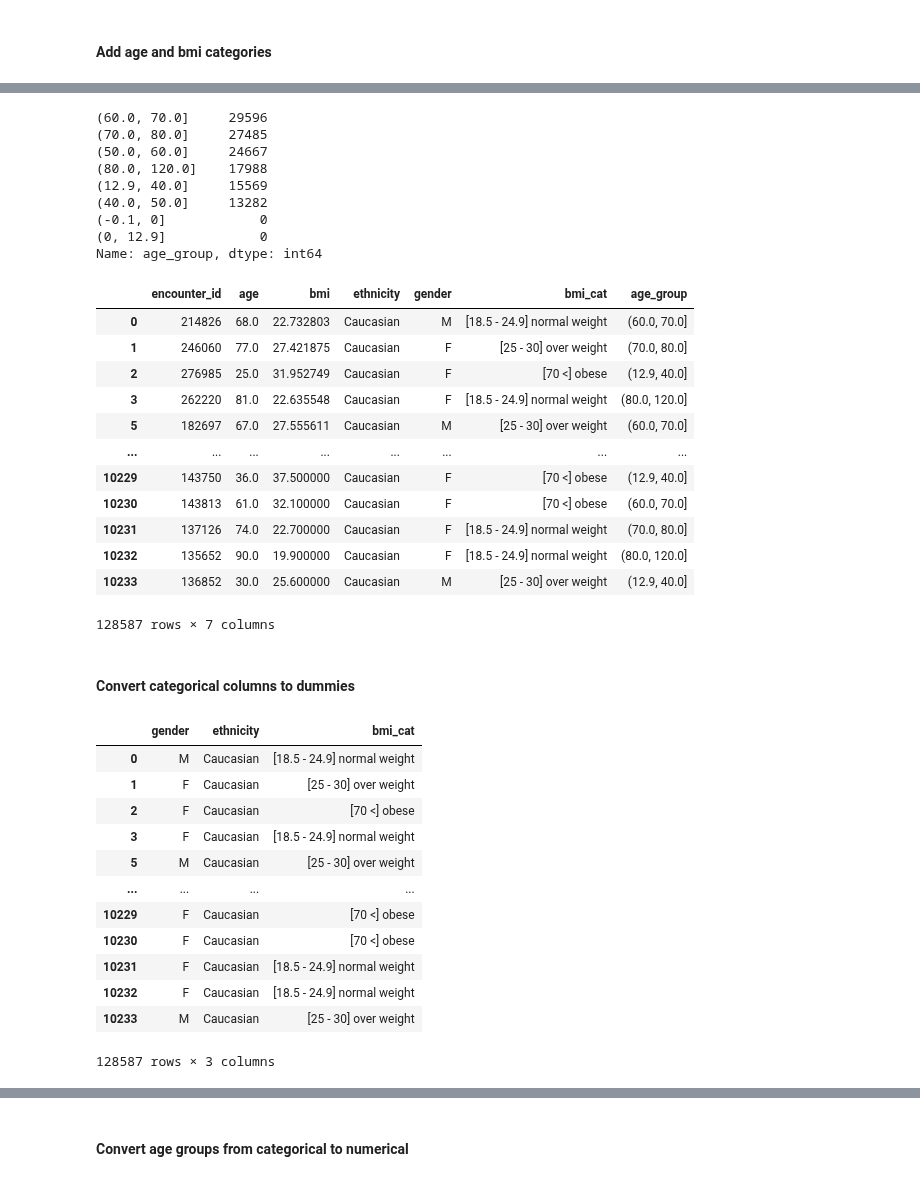
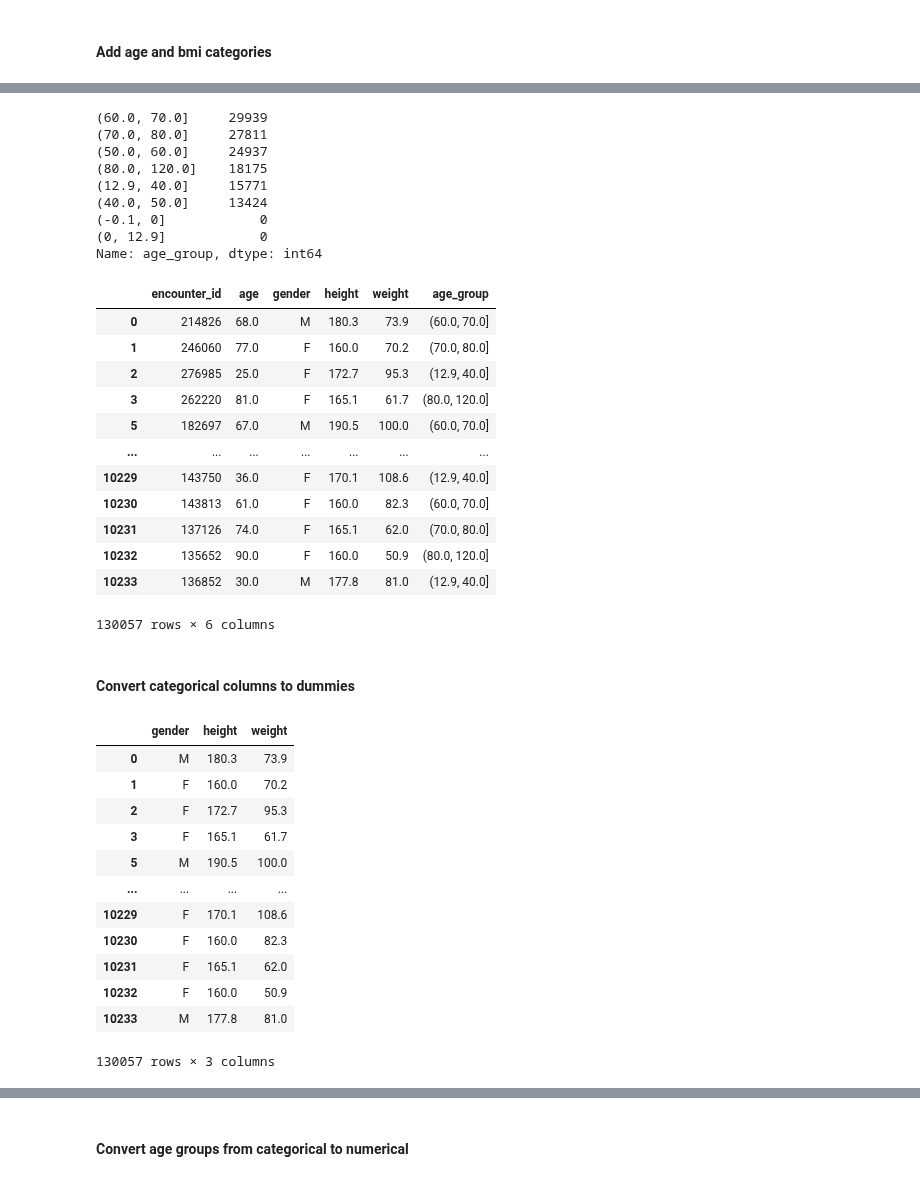
Before and after one commit to sreedevigattu/wids2021, a Jupyter notebook: impute.ipynb, the cells around one changed output, grey strips where cells are left out. Cells and saved outputs as stored; diff of their text form; code cells hidden in the pictures.

```diff
--- a/impute.ipynb
+++ b/impute.ipynb
@@ -23,8 +25,8 @@ from imblearn.over_sampling import SMOTE
 ### Common functions
 # %%
 TEST_DS_SIZE = 0.2
-DEMO1_COLS = ['encounter_id', 'age', 'gender', 'ethnicity', 'bmi'] #'weight', 'height',
-DT_DEPTH = 4
+DEMO1_COLS = ['encounter_id', 'age', 'gender', 'weight', 'height'] #, 'ethnicity''bmi']
+DT_DEPTH = 2
 # %%
 AGE_LABELS = [ '(-0.1, 0]',
                '(0, 12.9]',
@@ -268,9 +253,9 @@ Verification:   total_count: 128587 total_%: 100.0%
 # %% [markdown]
 #### Add age and bmi categories
 # %%
-df_total.insert(5,'bmi_cat', BMI_BINS(df_total))
+#df_total.insert(5,'bmi_cat', BMI_BINS(df_total))
 # %%
-df_total.insert(6,'age_group',AGE_BINS(df_total))
+df_total.insert(5,'age_group',AGE_BINS(df_total))
 # %%
 df_total.columns
 # %% [output]
@@ -296,49 +279,49 @@ df_total
 # %%
 df_total['age_group'].value_counts()
 # %% [output]
-(60.0, 70.0]     29596
-(70.0, 80.0]     27485
-(50.0, 60.0]     24667
-(80.0, 120.0]    17988
-(12.9, 40.0]     15569
-(40.0, 50.0]     13282
+(60.0, 70.0]     29939
+(70.0, 80.0]     27811
+(50.0, 60.0]     24937
+(80.0, 120.0]    18175
+(12.9, 40.0]     15771
+(40.0, 50.0]     13424
 (-0.1, 0]            0
 (0, 12.9]            0
 Name: age_group, dtype: int64
 # %%
 df_total
 # %% [output]
-|  | encounter_id | age | bmi | ethnicity | gender | bmi_cat | age_group |
-| 0 | 214826 | 68.0 | 22.732803 | Caucasian | M | [18.5 - 24.9] normal weight | (60.0, 70.0] |
-| 1 | 246060 | 77.0 | 27.421875 | Caucasian | F | [25 - 30] over weight | (70.0, 80.0] |
-| 2 | 276985 | 25.0 | 31.952749 | Caucasian | F | [70 <] obese | (12.9, 40.0] |
-| 3 | 262220 | 81.0 | 22.635548 | Caucasian | F | [18.5 - 24.9] normal weight | (80.0, 120.0] |
-| 5 | 182697 | 67.0 | 27.555611 | Caucasian | M | [25 - 30] over weight | (60.0, 70.0] |
-| ... | ... | ... | ... | ... | ... | ... | ... |
-| 10229 | 143750 | 36.0 | 37.500000 | Caucasian | F | [70 <] obese | (12.9, 40.0] |
-| 10230 | 143813 | 61.0 | 32.100000 | Caucasian | F | [70 <] obese | (60.0, 70.0] |
-| 10231 | 137126 | 74.0 | 22.700000 | Caucasian | F | [18.5 - 24.9] normal weight | (70.0, 80.0] |
-| 10232 | 135652 | 90.0 | 19.900000 | Caucasian | F | [18.5 - 24.9] normal weight | (80.0, 120.0] |
-| 10233 | 136852 | 30.0 | 25.600000 | Caucasian | M | [25 - 30] over weight | (12.9, 40.0] |
+|  | encounter_id | age | gender | height | weight | age_group |
+| 0 | 214826 | 68.0 | M | 180.3 | 73.9 | (60.0, 70.0] |
+| 1 | 246060 | 77.0 | F | 160.0 | 70.2 | (70.0, 80.0] |
+| 2 | 276985 | 25.0 | F | 172.7 | 95.3 | (12.9, 40.0] |
+| 3 | 262220 | 81.0 | F | 165.1 | 61.7 | (80.0, 120.0] |
+| 5 | 182697 | 67.0 | M | 190.5 | 100.0 | (60.0, 70.0] |
+| ... | ... | ... | ... | ... | ... | ... |
+| 10229 | 143750 | 36.0 | F | 170.1 | 108.6 | (12.9, 40.0] |
+| 10230 | 143813 | 61.0 | F | 160.0 | 82.3 | (60.0, 70.0] |
+| 10231 | 137126 | 74.0 | F | 165.1 | 62.0 | (70.0, 80.0] |
+| 10232 | 135652 | 90.0 | F | 160.0 | 50.9 | (80.0, 120.0] |
+| 10233 | 136852 | 30.0 | M | 177.8 | 81.0 | (12.9, 40.0] |
-128587 rows × 7 columns
+130057 rows × 6 columns
 # %% [markdown]
 #### Convert categorical columns to dummies
 # %%
-df_new = df_total[['gender', 'ethnicity', 'bmi_cat']] #, 'height', 'weight']]
+df_new = df_total[['gender', 'height', 'weight']] #, 'ethnicity', 'bmi_cat']] #
 df_new
 # %% [output]
-|  | gender | ethnicity | bmi_cat |
-| 0 | M | Caucasian | [18.5 - 24.9] normal weight |
-| 1 | F | Caucasian | [25 - 30] over weight |
-| 2 | F | Caucasian | [70 <] obese |
-| 3 | F | Caucasian | [18.5 - 24.9] normal weight |
-| 5 | M | Caucasian | [25 - 30] over weight |
+|  | gender | height | weight |
+| 0 | M | 180.3 | 73.9 |
+| 1 | F | 160.0 | 70.2 |
+| 2 | F | 172.7 | 95.3 |
+| 3 | F | 165.1 | 61.7 |
+| 5 | M | 190.5 | 100.0 |
 | ... | ... | ... | ... |
-| 10229 | F | Caucasian | [70 <] obese |
-| 10230 | F | Caucasian | [70 <] obese |
-| 10231 | F | Caucasian | [18.5 - 24.9] normal weight |
-| 10232 | F | Caucasian | [18.5 - 24.9] normal weight |
-| 10233 | M | Caucasian | [25 - 30] over weight |
+| 10229 | F | 170.1 | 108.6 |
+| 10230 | F | 160.0 | 82.3 |
+| 10231 | F | 165.1 | 62.0 |
+| 10232 | F | 160.0 | 50.9 |
+| 10233 | M | 177.8 | 81.0 |
-128587 rows × 3 columns
+130057 rows × 3 columns
 # %%
 import pandas as pd
```
Also changed, not shown: parts of 22 cells of this notebook.
